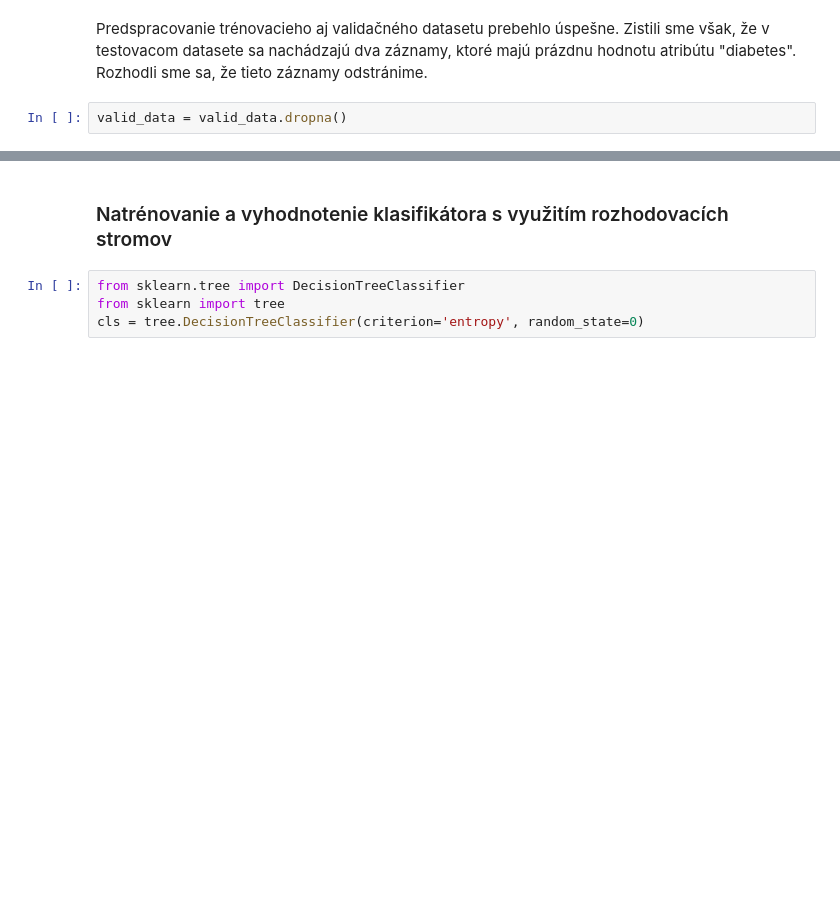
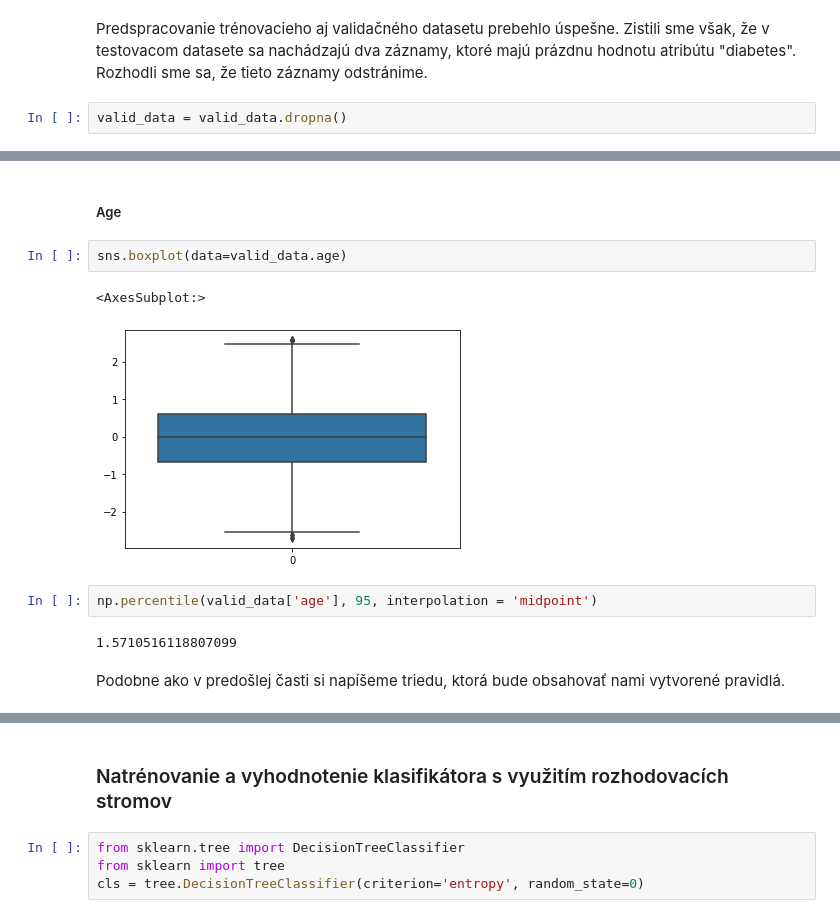
Before and after one commit to martinbudinsky3/diabetes-prediction, a Jupyter notebook: Budinsky_Balekova_Strojove_ucenie.ipynb, the cells around one changed output, grey strips where cells are left out. Cells and saved outputs as stored; diff of their text form; blank space fills up the shorter version.

```diff
--- a/Budinsky_Balekova_Strojove_ucenie.ipynb
+++ b/Budinsky_Balekova_Strojove_ucenie.ipynb
@@ -619,0 +730,13 @@ valid_data = valid_data.dropna()
+# %% [markdown]
+##### Age
+# %%
+sns.boxplot(data=valid_data.age)
+# %% [output]
+<AxesSubplot:>
+[figure, added]
+# %%
+np.percentile(valid_data['age'], 95, interpolation = 'midpoint')
+# %% [output]
+1.5710516118807099
+# %% [markdown]
+Podobne ako v predošlej časti si napíšeme triedu, ktorá bude obsahovať nami vytvorené pravidlá.
```
Also changed, not shown: parts of 39 cells of this notebook.
